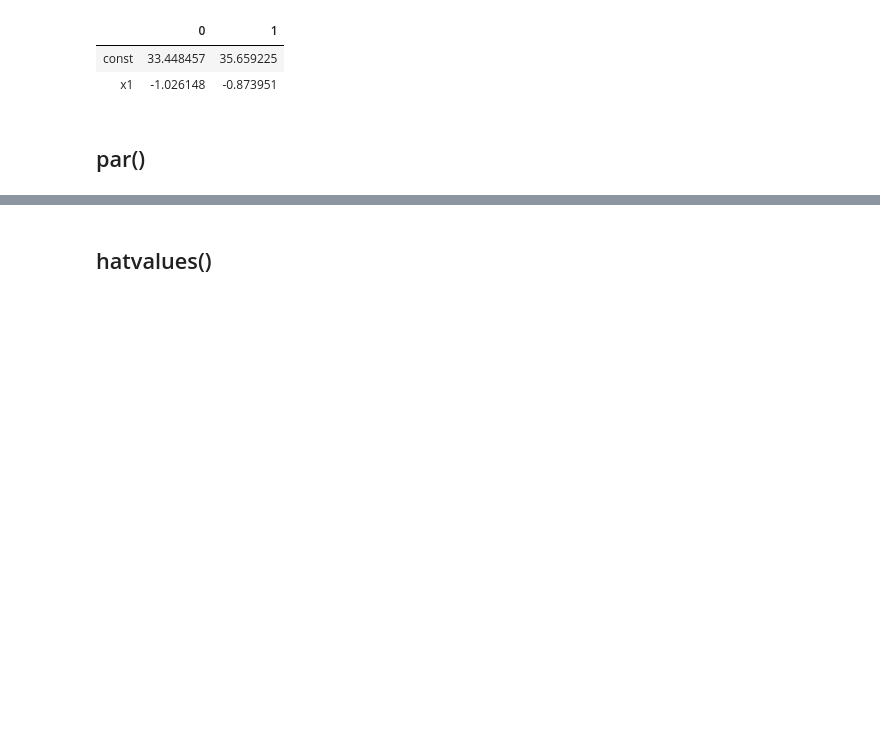
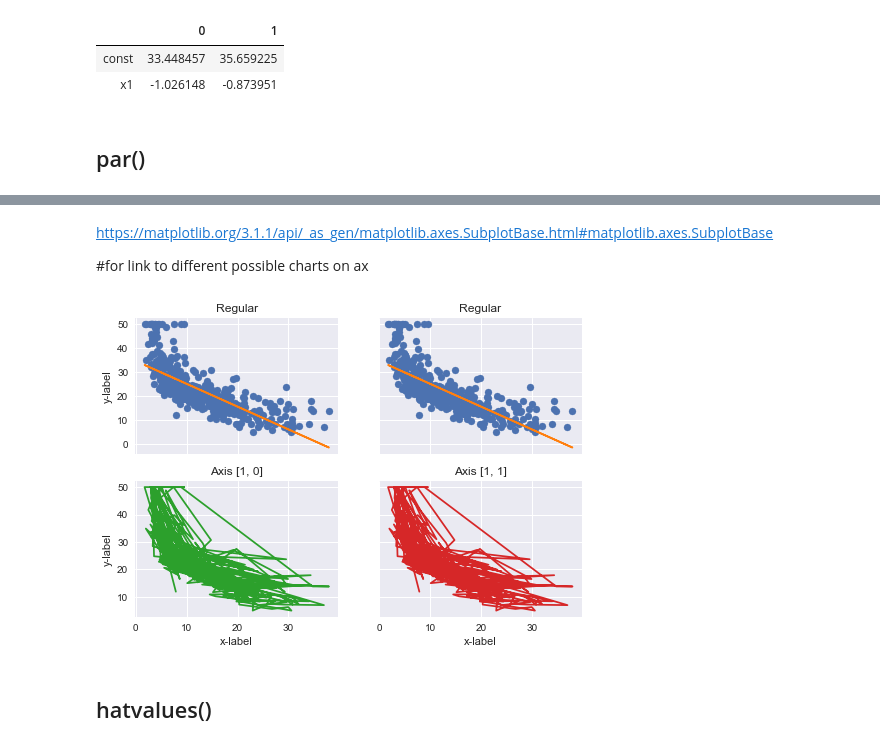
Before and after one commit to jcanque777/islr_labs, a Jupyter notebook: boston_housing.ipynb, the cells around one changed output, grey strips where cells are left out. Cells and saved outputs as stored; diff of their text form; code cells hidden in the pictures; blank space fills up the shorter version.

Commit message:
created sublots for scatter and line

```diff
--- a/boston_housing.ipynb
+++ b/boston_housing.ipynb
@@ -286,3 +334,30 @@ model.conf_int(alpha = .05)
+# %% [markdown]
+https://matplotlib.org/3.1.1/api/_as_gen/matplotlib.axes.SubplotBase.html#matplotlib.axes.SubplotBase
+
+#for link to different possible charts on ax
+# %%
+fig, axs = plt.subplots(2, 2)
+
+#scatter plots in subplots
+axs[0, 0].scatter(X, y)
+axs[0, 0].set_title('Regular')
+axs[0, 0].plot(X, medv_pred,'tab:orange')
+axs[0, 1].scatter(X, y)
+axs[0, 1].set_title('Regular')
+axs[0, 1].plot(X, medv_pred,'tab:orange')
+axs[1, 0].plot(X, y, 'tab:green')
+axs[1, 0].set_title('Axis [1, 0]')
+axs[1, 1].plot(X, y, 'tab:red')
+axs[1, 1].set_title('Axis [1, 1]')
+
+for ax in axs.flat:
+    ax.set(xlabel='x-label', ylabel='y-label')
+
+# Hide x labels and tick labels for top plots and y ticks for right plots.
+for ax in axs.flat:
+    ax.label_outer()
+# %% [output]
+[figure, added]
 # %% [markdown]
 ## hatvalues()
 # %%
```
Also changed, not shown: parts of 24 cells of this notebook.
